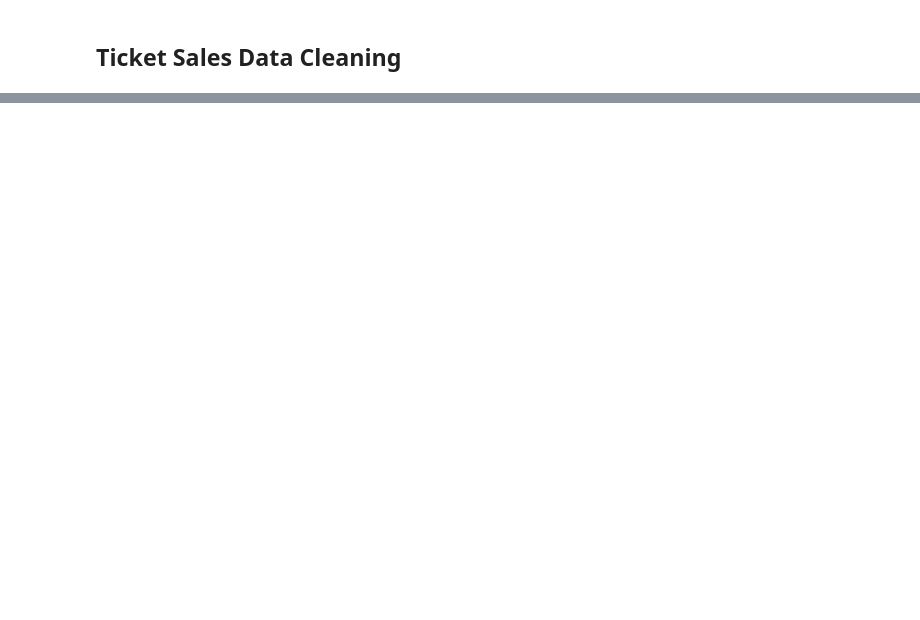
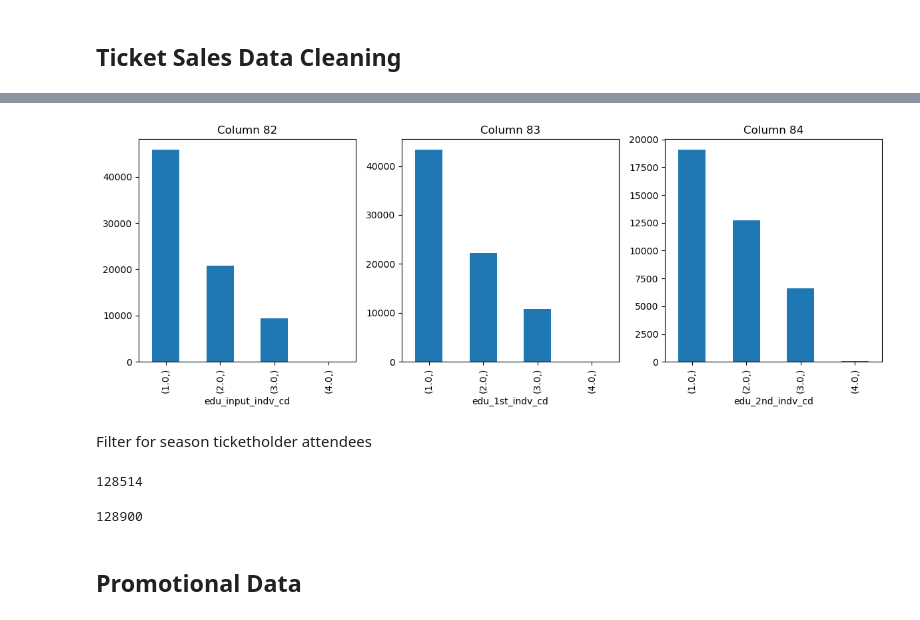
Before and after one commit to mathewj1/acl_spring_24_bulls2, a Jupyter notebook: notebooks/data_cleaning.ipynb, the cells around one changed output, grey strips where cells are left out. Cells and saved outputs as stored; diff of their text form; code cells hidden in the pictures; blank space fills up the shorter version.

```diff
--- a/notebooks/data_cleaning.ipynb
+++ b/notebooks/data_cleaning.ipynb
@@ -156,0 +512,4 @@ kbyg_emails.head()
+# %%
+date_cols = ['e3_sale_dt_max', 'e3_event_dt_max', 'client_sale_dt_min', 'client_sale_dt_max']
+for col in date_cols:
+    df_liva[col] = pd.to_datetime(df_liva[col], format = "%m/%d/%y")
@@ -156,0 +602,22 @@ kbyg_emails.head()
+# %%
+%%script false
+plt.figure(figsize=(12, 8))
+
+plt.subplot(2, 3, 1)
+df_liva.iloc[:, 82:83].value_counts().sort_index().plot(kind='bar')
+plt.title('Column 82')
+
+plt.subplot(2, 3, 2)
+df_liva.iloc[:, 83:84].value_counts().sort_index().plot(kind='bar')
+plt.title('Column 83')
+
+plt.subplot(2, 3, 3)
+df_liva.iloc[:, 84:85].value_counts().sort_index().plot(kind='bar')
+plt.title('Column 84')
+
+plt.tight_layout()
+plt.show()
+# %% [output]
+[figure, added]
+# %% [markdown]
+Filter for season ticketholder attendees
@@ -156,0 +626,10 @@ kbyg_emails.head()
+# %%
+len(df_season_liva)
+# %% [output]
+128514
+# %%
+len(df_liva)
+# %% [output]
+128900
+# %% [markdown]
+##  Promotional Data
```
Also changed, not shown: parts of 71 cells of this notebook, 9 other files.
